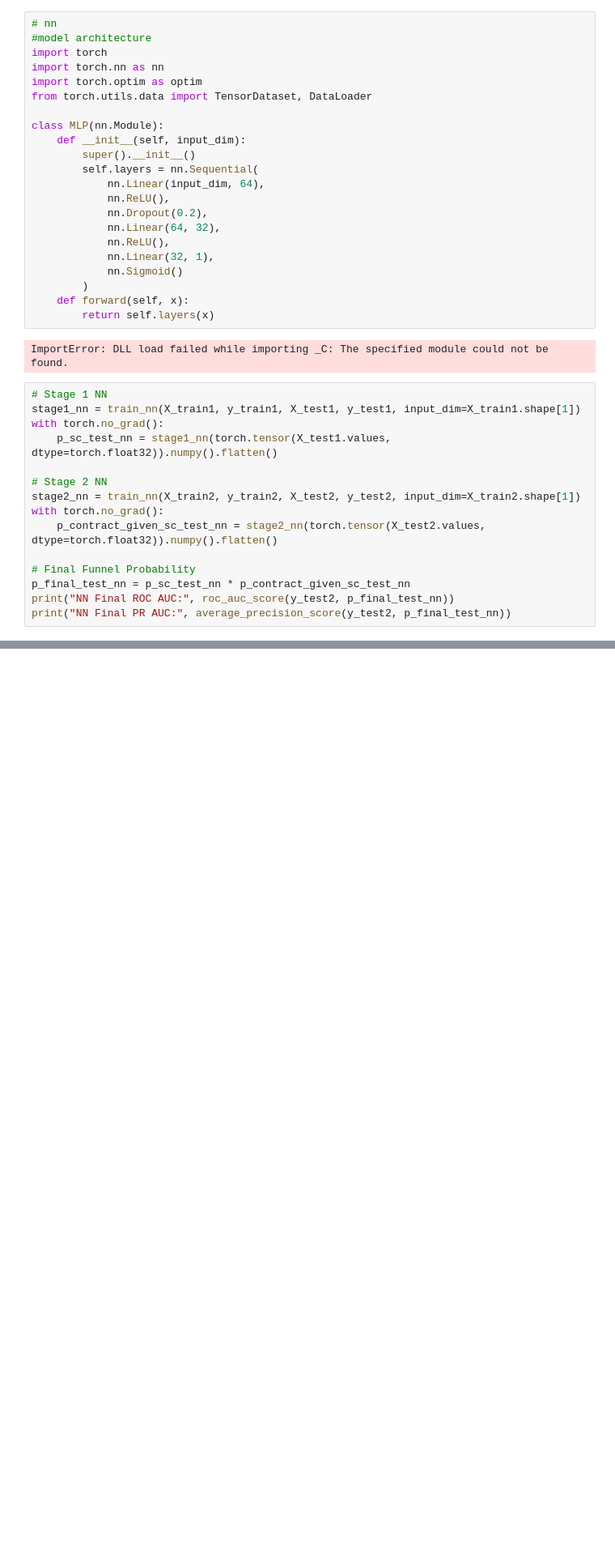
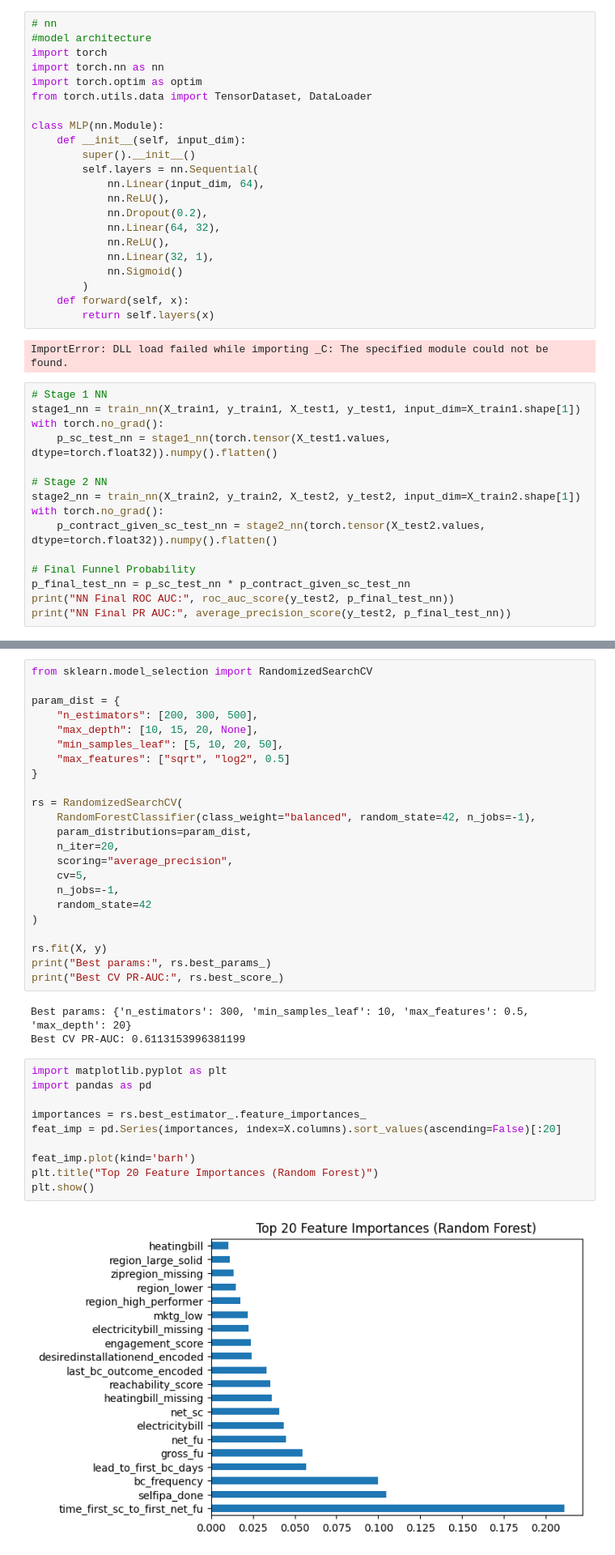
Before and after one commit to Elifchio/client, a Jupyter notebook: performance test only news_sc onward .ipynb, the cells around one changed output, grey strips where cells are left out. Shown: that part at 81% size. Cells and saved outputs as stored; diff of their text form; blank space fills up the shorter version.

```diff
--- a/performance test only news_sc onward .ipynb
+++ b/performance test only news_sc onward .ipynb
@@ -2278,0 +2706,38 @@ print("NN Final PR AUC:", average_precision_score(y_test2, p_final_test_nn))
+# %%
+from sklearn.model_selection import RandomizedSearchCV
+
+param_dist = {
+    "n_estimators": [200, 300, 500],
+    "max_depth": [10, 15, 20, None],
+    "min_samples_leaf": [5, 10, 20, 50],
+    "max_features": ["sqrt", "log2", 0.5]
+}
+
+rs = RandomizedSearchCV(
+    RandomForestClassifier(class_weight="balanced", random_state=42, n_jobs=-1),
+    param_distributions=param_dist,
+    n_iter=20,
+    scoring="average_precision",
+    cv=5,
+    n_jobs=-1,
+    random_state=42
+)
+
+rs.fit(X, y)
+print("Best params:", rs.best_params_)
+print("Best CV PR-AUC:", rs.best_score_)
+# %% [output]
+Best params: {'n_estimators': 300, 'min_samples_leaf': 10, 'max_features': 0.5, 'max_depth': 20}
+Best CV PR-AUC: 0.6113153996381199
+# %%
+import matplotlib.pyplot as plt
+import pandas as pd
+
+importances = rs.best_estimator_.feature_importances_
+feat_imp = pd.Series(importances, index=X.columns).sort_values(ascending=False)[:20]
+
+feat_imp.plot(kind='barh')
+plt.title("Top 20 Feature Importances (Random Forest)")
+plt.show()
+# %% [output]
+[figure, added]
```
Also changed, not shown: parts of 24 cells of this notebook.
